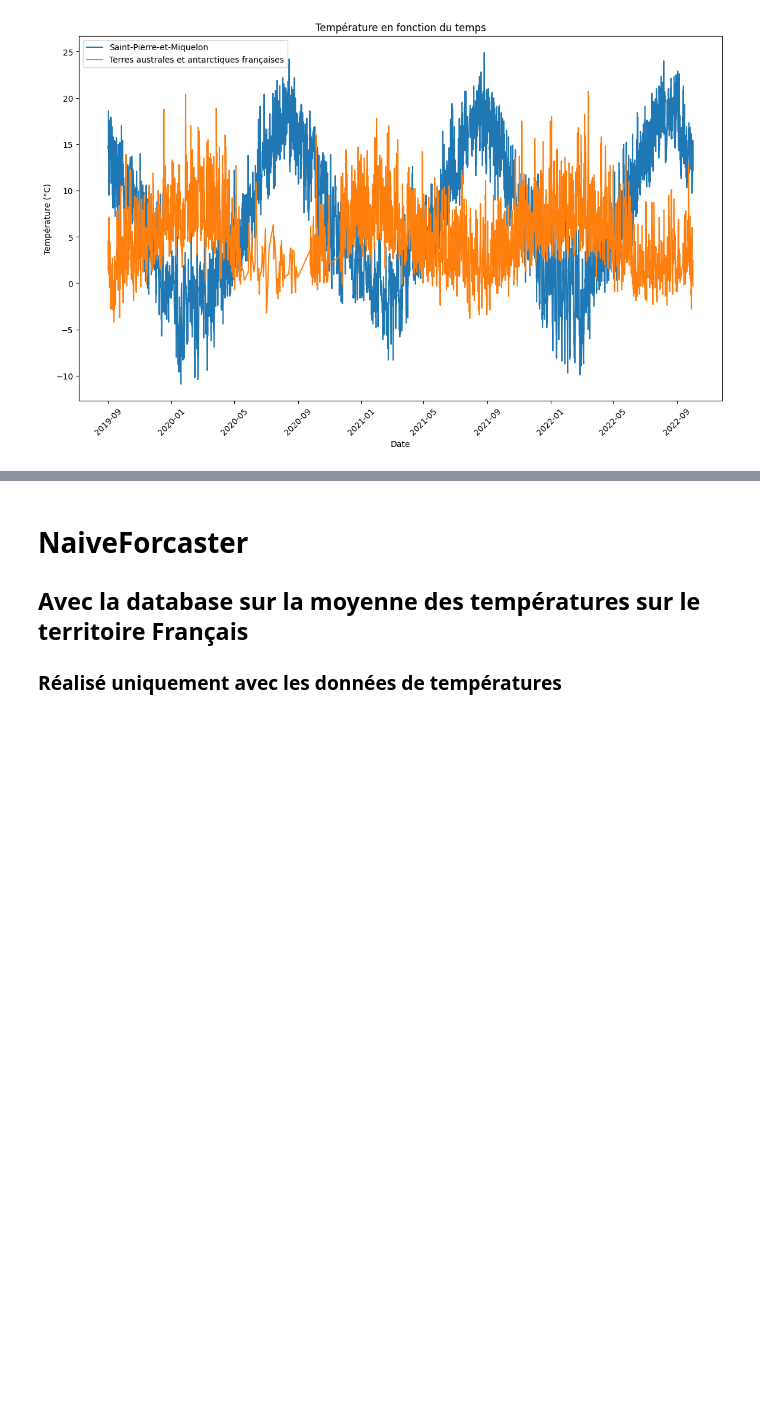
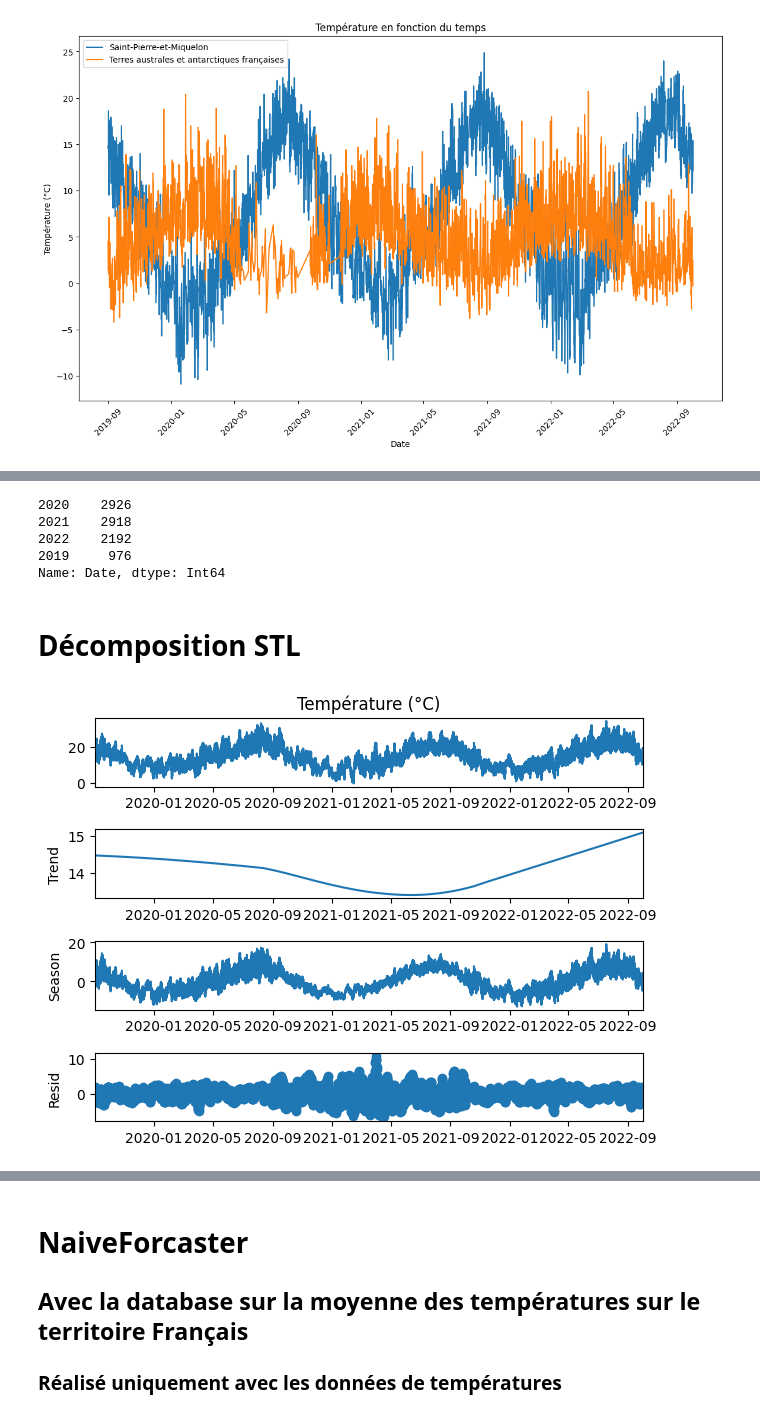
Before and after one commit to JAndretti/Projet-Time-Series-E5, a Jupyter notebook: main.ipynb, the cells around one changed output, grey strips where cells are left out. Cells and saved outputs as stored; diff of their text form; code cells hidden in the pictures; blank space fills up the shorter version.

```diff
--- a/main.ipynb
+++ b/main.ipynb
@@ -136,0 +143,14 @@ del df_temporaire
+# %%
+df_temporaire = pd.DataFrame(df_Date.index.astype('string'))
+for year in range (df_temporaire.shape[0]):
+    df_temporaire['Date'][year] = df_temporaire['Date'][year][0:4]
+
+df_temporaire['Date'].value_counts()
+# %% [output]
+2020    2926
+2021    2918
+2022    2192
+2019     976
+Name: Date, dtype: Int64
+# %% [markdown]
+# Décomposition STL
@@ -136,0 +159,6 @@ del df_temporaire
+# %%
+result = STL(df_Date['Température (°C)'], period=2920).fit()
+
+_ = result.plot()
+# %% [output]
+[figure, added]
```
Also changed, not shown: parts of 5 cells of this notebook.
